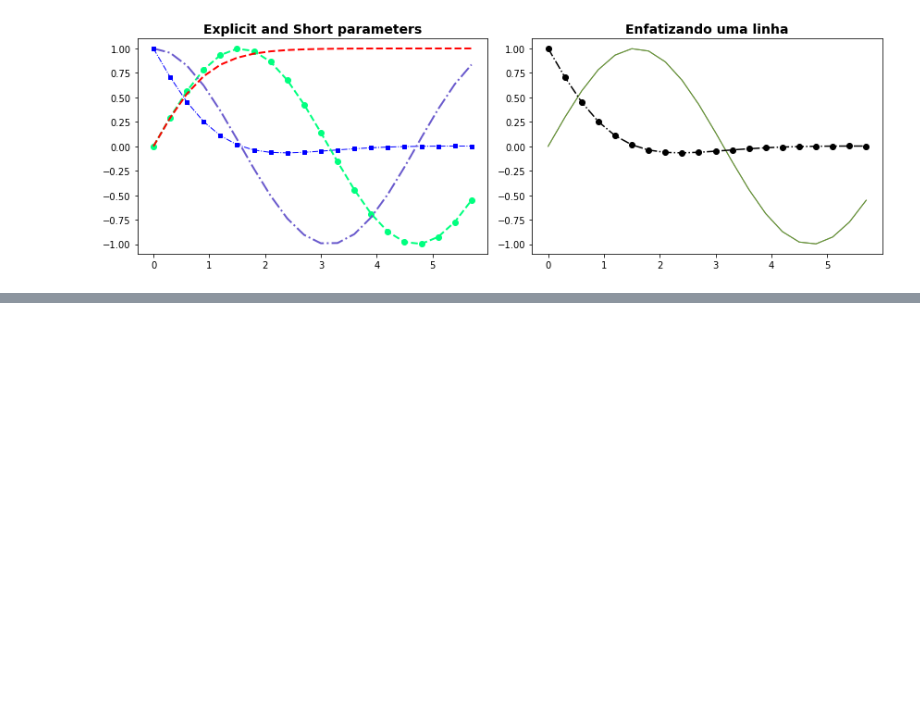
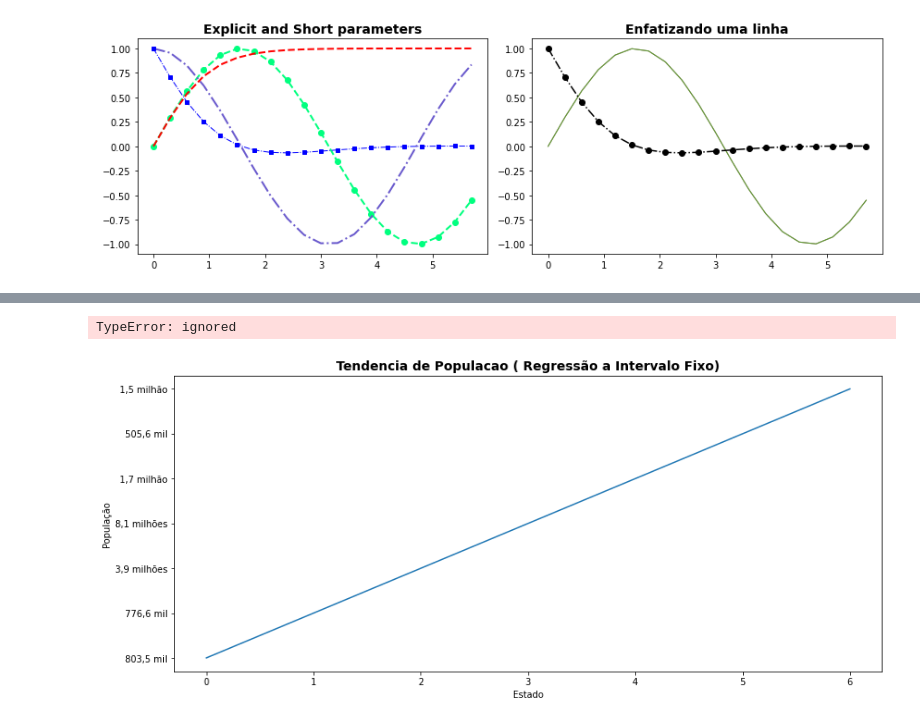
Before and after one commit to dioallan/testecolab, a Jupyter notebook: testes Colab.ipynb, the cells around one changed output, grey strips where cells are left out. Saved outputs shown, nothing was run; the diff lists cells and outputs as text; code cells hidden in the pictures; blank space fills up the shorter version.

```diff
--- a/testes Colab.ipynb
+++ b/testes Colab.ipynb
@@ -88,0 +162,29 @@ plt.show()
+# %%
+import pandas as pd
+
+capitais = [['Acre', 'AC', '803,5 mil', 'Rio Branco'],
+            ['Amapá', 'AP', '776,6 mil', 'Macapá'],
+            ['Amazonas', 'AM', '3,9 milhões', 'Manaus'],
+            ['Pará', 'PA', '8,1 milhões', 'Belém'],
+            ['Rondônia', 'RO', '1,7 milhão', 'Porto Velho'],
+            ['Roraima', 'RR', '505,6 mil', 'Boa Vista'],
+            ['Tocantins', 'TO', '1,5 milhão', 'Palmas']]
+
+df = pd.DataFrame(capitais, columns=['Estado', 'Sigla', 'População', 'Capital'])
+
+print(df)
+# %%
+fig, ax = plt.subplots(figsize=(14,6))
+
+ax.plot(df.index, df.População, label='População')
+
+ax.set_title('Tendencia de Populacao ( Regressão a Intervalo Fixo)', fontsize=14, weight='bold')
+ax.set_xlabel("Estado")
+ax.set_ylabel("População")
+
+z = np.polyfit(df.index,df.População, 1)
+p = np.poly1d(z)
+ax.plot(df.index,p(df.index), linestyle='dashed', label='Linear(x)' ,linewidth=2, color='k')
+# %% [output]
+TypeError: ignored
+[figure, added]
```
Also changed, not shown: parts of 8 cells of this notebook.
